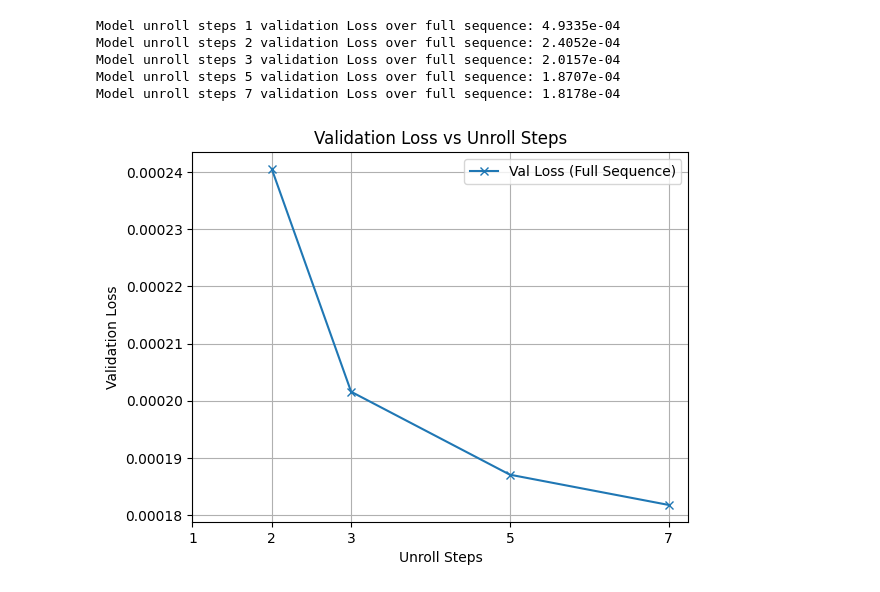
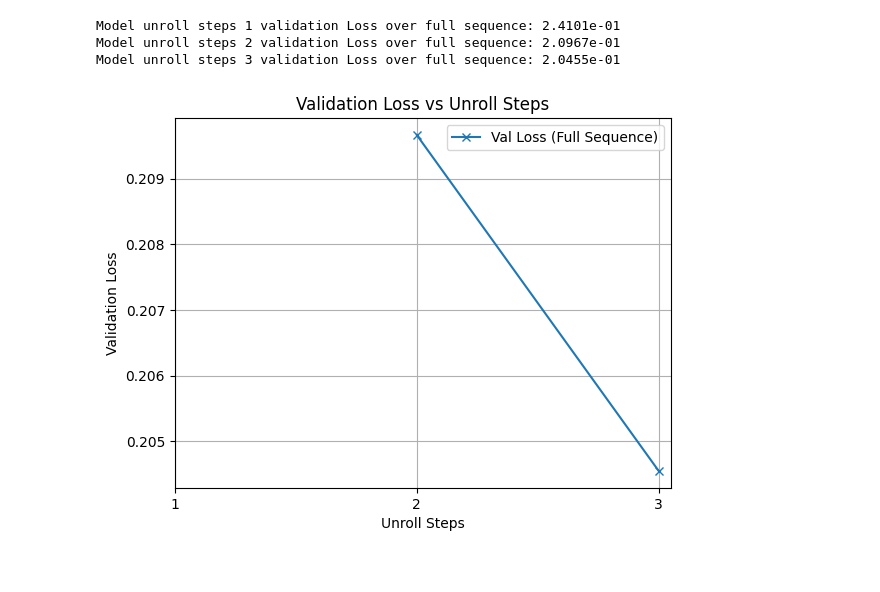
Before and after one commit to vidulejs/neural-adapter, a Jupyter notebook: neural_surrogate/train_burgers_bptt_subdomain.ipynb, the cells around one changed output. Saved outputs shown, nothing was run; the diff lists cells and outputs as text; code cells hidden in the pictures.

```diff
--- a/neural_surrogate/train_burgers_bptt_subdomain.ipynb
+++ b/neural_surrogate/train_burgers_bptt_subdomain.ipynb
@@ -15,7 +15,6 @@ from dataset import BurgersDatasetBPTTsubdomain, BurgersDatasetBPTT, train_split
 from utils import clear_memory
 
 from config import *
-
-GHOST_CELLS = INPUT_SIZE-OUTPUT_SIZE
+from train import loss_w_gradient, unroll_loss, train_bptt
 
 device = torch.device("cuda" if torch.cuda.is_available() else "cpu")
@@ -359,41 +157,40 @@ val_loader = DataLoader(val_dataset, batch_size=BATCH_SIZE, shuffle=False)
 val_loss_array = []
 val_loss_full_array = []
 for UNROLL_STEPS in unroll_array:
-    model_name = "CNN_RES_UNROLL_" + str(UNROLL_STEPS)
+    # model_name = "CNN_RES_UNROLL_" + str(UNROLL_STEPS)
+    model_name = "MLP_UNROLL_" + str(UNROLL_STEPS)
     if os.path.exists(f"models/{model_name}.pth"):
         model.load_state_dict(torch.load(f"models/{model_name}.pth", weights_only=True))
         model.eval()
 
         val_loss = 0.0
         with torch.no_grad():
             for x_padded, y_padded in val_loader:
                 x_padded = x_padded.to(device)
                 y_padded = y_padded.to(device)
-                loss = unroll_loss(x_padded, y_padded, -1, eval=True)
+                loss = unroll_loss(x_padded, y_padded, model, unroll_steps=-1, eval=True)
                 val_loss += loss.item()
 
         avg_val_loss = val_loss / len(val_loader)
         val_loss_full_array.append(avg_val_loss)
         print(f"Model unroll steps {str(UNROLL_STEPS)} validation Loss over full sequence: {avg_val_loss:.4e}")
     else:
         to_remove.append(UNROLL_STEPS)
 
 unroll_array = [u for u in unroll_array if u not in to_remove]
 
 
 plt.plot(unroll_array[1:], val_loss_full_array[1:], marker='x', label='Val Loss (Full Sequence)')
 plt.xticks(unroll_array)
 plt.xlabel("Unroll Steps")
 plt.ylabel("Validation Loss")
 plt.title("Validation Loss vs Unroll Steps")
 plt.legend()
 plt.grid()
 plt.show()
 # %% [output]
-Model unroll steps 1 validation Loss over full sequence: 4.9335e-04
-Model unroll steps 2 validation Loss over full sequence: 2.4052e-04
-Model unroll steps 3 validation Loss over full sequence: 2.0157e-04
-Model unroll steps 5 validation Loss over full sequence: 1.8707e-04
-Model unroll steps 7 validation Loss over full sequence: 1.8178e-04
+Model unroll steps 1 validation Loss over full sequence: 2.4101e-01
+Model unroll steps 2 validation Loss over full sequence: 2.0967e-01
+Model unroll steps 3 validation Loss over full sequence: 2.0455e-01
-[figure, old version]
+[figure, new version]
 # %%
```
Also changed, not shown: parts of 8 cells of this notebook, 4 other files.
